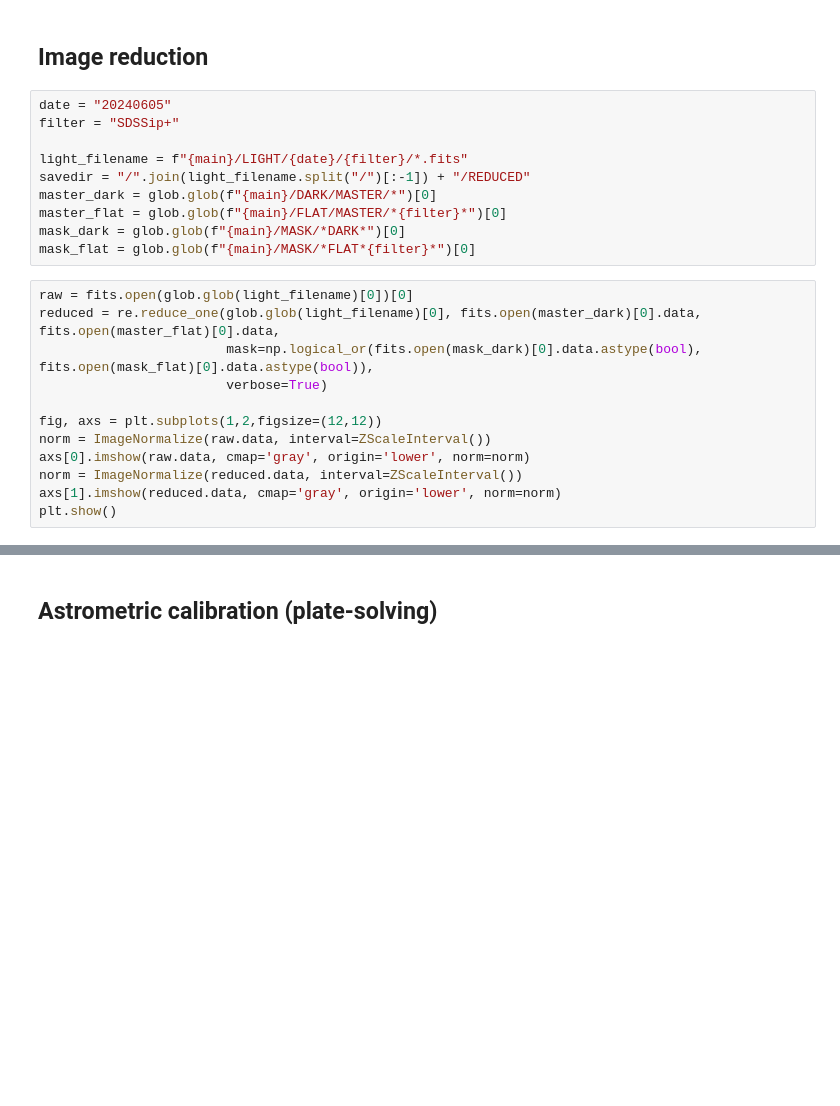
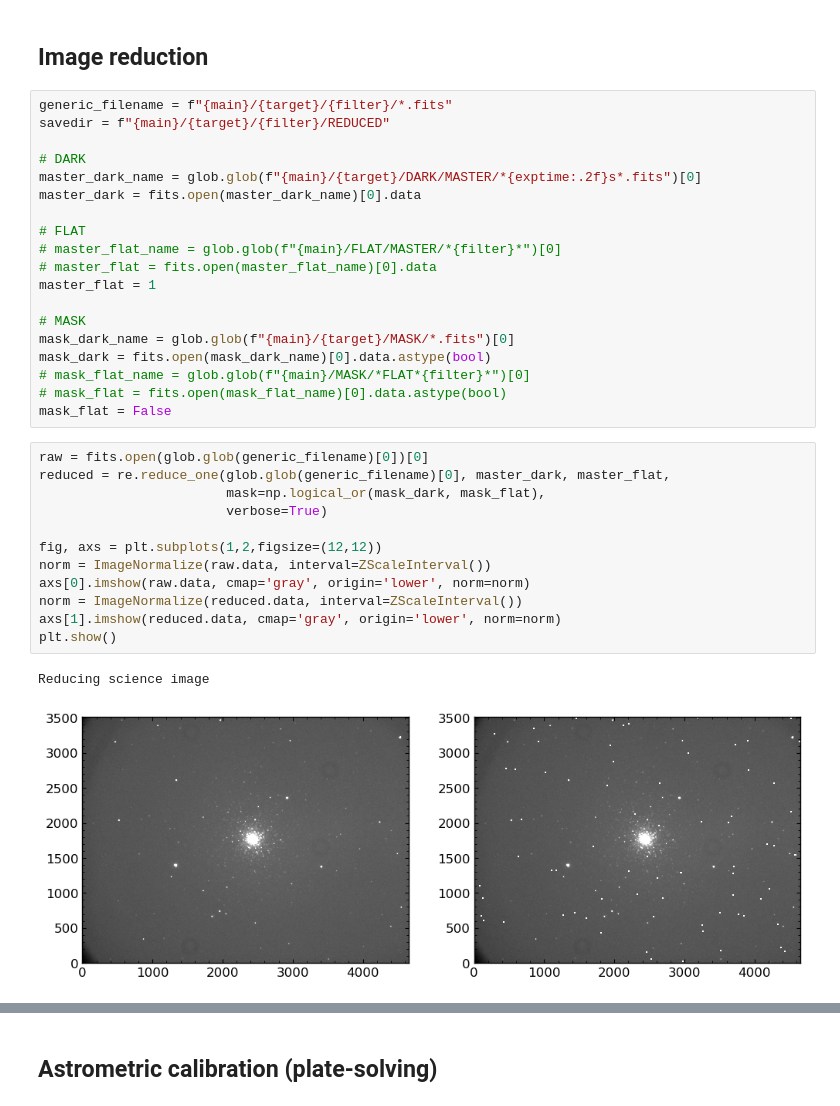
Before and after one commit to AstroAure/AstroCal, a Jupyter notebook: 1_Reduction.ipynb, the cells around one changed output, grey strips where cells are left out. Cells and saved outputs as stored; diff of their text form; blank space fills up the shorter version.

```diff
--- a/1_Reduction.ipynb
+++ b/1_Reduction.ipynb
@@ -51,25 +88,37 @@ ac.save_mask(savedir_mask, mask_dead, flat_sample, out_name=None)
 # %% [markdown]
 ## Image reduction
 # %%
-date = "20240605"
-filter = "SDSSip+"
+generic_filename = f"{main}/{target}/{filter}/*.fits"
+savedir = f"{main}/{target}/{filter}/REDUCED"
 
-light_filename = f"{main}/LIGHT/{date}/{filter}/*.fits"
-savedir = "/".join(light_filename.split("/")[:-1]) + "/REDUCED"
-master_dark = glob.glob(f"{main}/DARK/MASTER/*")[0]
-master_flat = glob.glob(f"{main}/FLAT/MASTER/*{filter}*")[0]
-mask_dark = glob.glob(f"{main}/MASK/*DARK*")[0]
-mask_flat = glob.glob(f"{main}/MASK/*FLAT*{filter}*")[0]
+# DARK
+master_dark_name = glob.glob(f"{main}/{target}/DARK/MASTER/*{exptime:.2f}s*.fits")[0]
+master_dark = fits.open(master_dark_name)[0].data
+
+# FLAT
+# master_flat_name = glob.glob(f"{main}/FLAT/MASTER/*{filter}*")[0]
+# master_flat = fits.open(master_flat_name)[0].data
+master_flat = 1
+
+# MASK
+mask_dark_name = glob.glob(f"{main}/{target}/MASK/*.fits")[0]
+mask_dark = fits.open(mask_dark_name)[0].data.astype(bool)
+# mask_flat_name = glob.glob(f"{main}/MASK/*FLAT*{filter}*")[0]
+# mask_flat = fits.open(mask_flat_name)[0].data.astype(bool)
+mask_flat = False
 # %%
-raw = fits.open(glob.glob(light_filename)[0])[0]
-reduced = re.reduce_one(glob.glob(light_filename)[0], fits.open(master_dark)[0].data, fits.open(master_flat)[0].data,
-                        mask=np.logical_or(fits.open(mask_dark)[0].data.astype(bool), fits.open(mask_flat)[0].data.astype(bool)),
+raw = fits.open(glob.glob(generic_filename)[0])[0]
+reduced = re.reduce_one(glob.glob(generic_filename)[0], master_dark, master_flat,
+                        mask=np.logical_or(mask_dark, mask_flat),
                         verbose=True)
 
 fig, axs = plt.subplots(1,2,figsize=(12,12))
 norm = ImageNormalize(raw.data, interval=ZScaleInterval())
 axs[0].imshow(raw.data, cmap='gray', origin='lower', norm=norm)
 norm = ImageNormalize(reduced.data, interval=ZScaleInterval())
 axs[1].imshow(reduced.data, cmap='gray', origin='lower', norm=norm)
 plt.show()
+# %% [output]
+Reducing science image
+[figure, added]
 # %%
```
Also changed, not shown: parts of 12 cells of this notebook, 6 other files.
